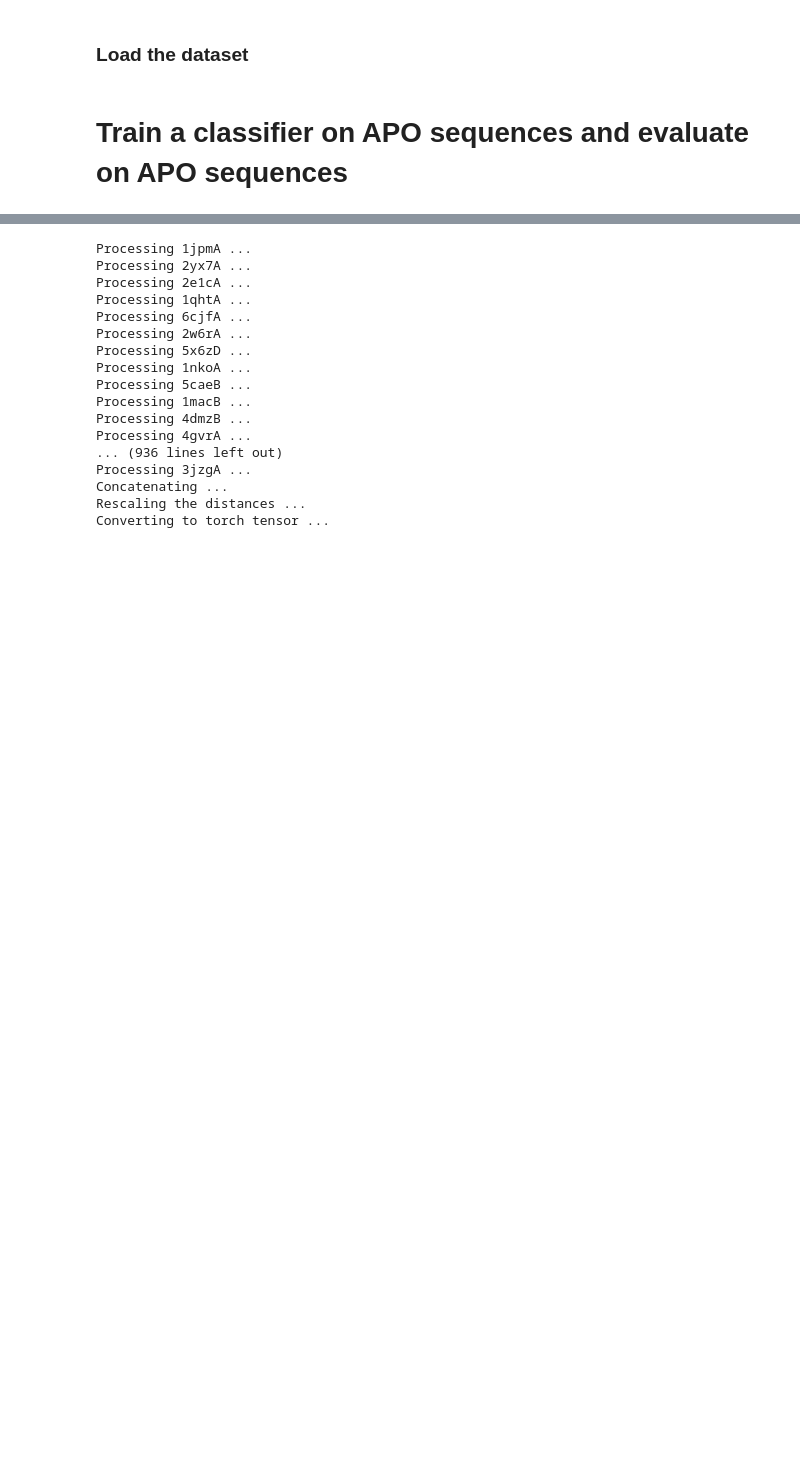
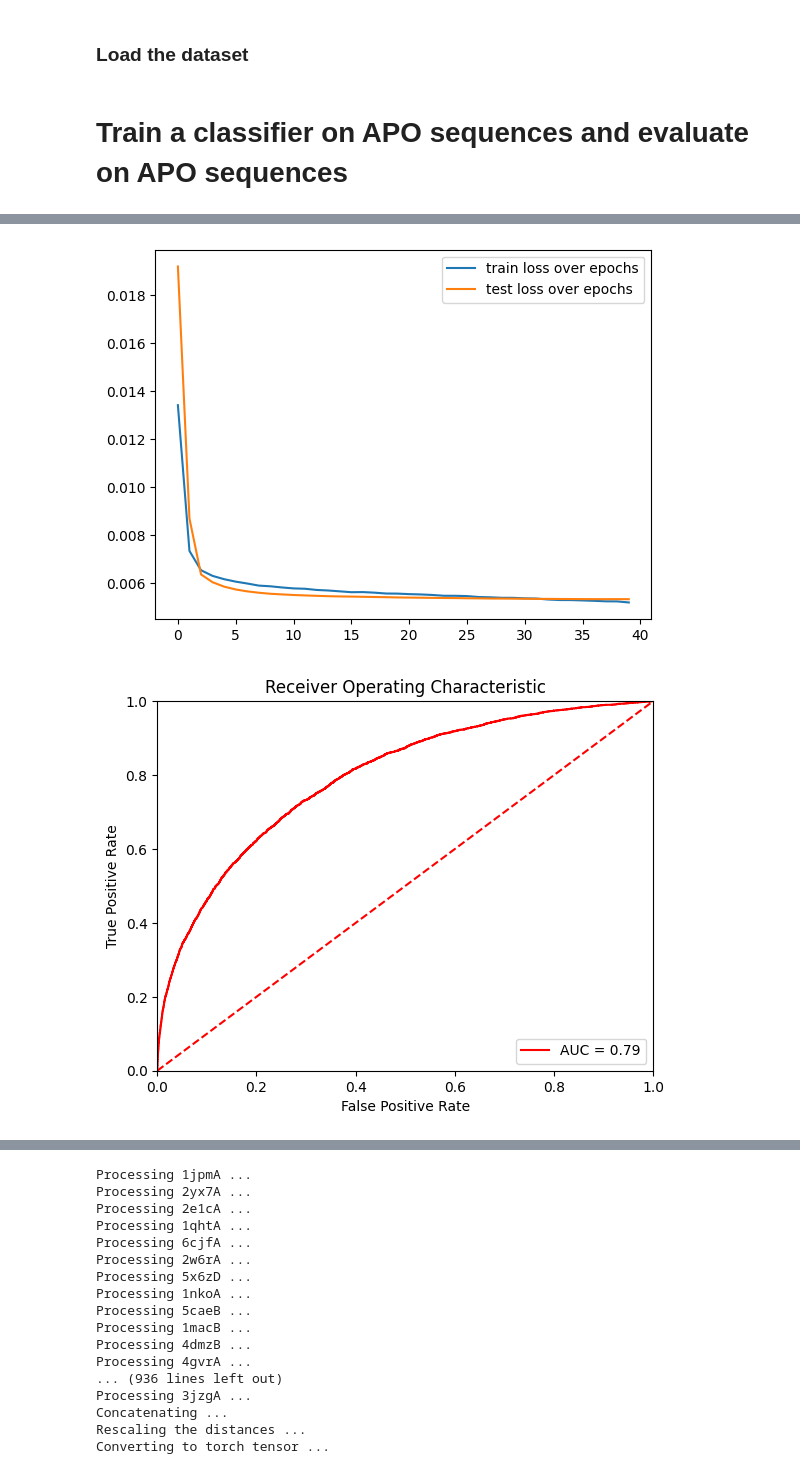
Before and after one commit to skrhakv/cryptic-finetuning, a Jupyter notebook: src/models/baseline-nn.ipynb, the cells around one changed output, grey strips where cells are left out. Cells and saved outputs as stored; diff of their text form; code cells hidden in the pictures; blank space fills up the shorter version.

```diff
--- a/src/models/baseline-nn.ipynb
+++ b/src/models/baseline-nn.ipynb
@@ -14,7 +14,7 @@ torch.manual_seed(0)
 
 DATASET = 'cryptobench'
 DATA_PATH = f'/home/skrhakv/cryptic-nn/data/{DATASET}'
-ESM_EMBEDDINGS_PATH = f'{DATA_PATH}/embeddings'
+ESM_EMBEDDINGS_PATH = f'{DATA_PATH}/8M-embeddings'
 MODELS_PATH = f'{DATA_PATH}/models'
 
 device = 'cuda' if torch.cuda.is_available() else 'cpu'
@@ -207,9 +232,11 @@ def train(model, optimizer, epochs, batch_size, train_dataset, test_dataset):
 # %% [markdown]
 # Train a classifier on APO sequences and evaluate on APO sequences
 # %%
-Xs_train_apo, Ys_train_apo = process_sequence_dataset(f'{DATA_PATH}/train.txt', [ESM_EMBEDDINGS_PATH])
+# Xs_train_apo, Ys_train_apo = process_sequence_dataset(f'{DATA_PATH}/train.txt', [ESM_EMBEDDINGS_PATH])
+Xs_train_apo, Ys_train_apo = process_sequence_dataset(f'/home/skrhakv/cryptic-nn/src/fine-tuning/train.txt', [ESM_EMBEDDINGS_PATH])
 train_dataset_apo = SequenceCryptoBenchDataset(Xs_train_apo, Ys_train_apo)
 
-Xs_test_apo, Ys_test_apo = process_sequence_dataset(f'{DATA_PATH}/test.txt', [ESM_EMBEDDINGS_PATH])
+# Xs_test_apo, Ys_test_apo = process_sequence_dataset(f'{DATA_PATH}/test.txt', [ESM_EMBEDDINGS_PATH])
+Xs_test_apo, Ys_test_apo = process_sequence_dataset(f'/home/skrhakv/cryptic-nn/src/fine-tuning/val.txt', [ESM_EMBEDDINGS_PATH])
 test_dataset_apo = SequenceCryptoBenchDataset(Xs_test_apo, Ys_test_apo)
 # %% [output]
@@ -258,0 +247,27 @@ Epoch: 13 | Loss: 0.51807, Accuracy: 87.29% | Test loss: 0.60314, AUC: 0.8737315
+# %%
+model_3 = CryptoBenchClassifier().to(device)
+optimizer = torch.optim.Adam(params=model_3.parameters(),
+                            lr=0.0001)
+
+
+fpr_3, tpr_3, roc_auc_3 = train(model_3, optimizer, epochs=40, batch_size=4096,
+      train_dataset=train_dataset_apo, test_dataset=test_dataset_apo)
+
+# Focal alpha=0.25, gamma=2
+# Epoch: 10 | Loss: 0.01287, Accuracy: 94.37% | Test loss: 0.01320, AUC: 0.762610765510114, MCC: -0.0017429694370834372, sum: 3.0
+
+# Focal alpha=0.1, gamma=2
+# Epoch: 10 | Loss: 0.00515, Accuracy: 94.37% | Test loss: 0.00528, AUC: 0.7625907291165689, MCC: -0.0017429694370834372, sum: 3.0
+
+# Focal alpha=0.1, gamma=5
+# Epoch: 10 | Loss: 0.00072, Accuracy: 94.39% | Test loss: 0.00074, AUC: 0.7706074770785728, MCC: 0.056801471378340455, sum: 39.0
+
+# Focal alpha=0.01, gamma=5
+# Epoch: 10 | Loss: 0.00007, Accuracy: 94.38% | Test loss: 0.00007, AUC: 0.7694545779808044, MCC: 0.04585515596298591, sum: 31.0
+
+# Focal alpha=0.0.75, gamma=5
+# Epoch: 10 | Loss: 0.00543, Accuracy: 94.39% | Test loss: 0.00552, AUC: 0.7707493256993421, MCC: 0.0578821304422823, sum: 41.0
+
+# BCE
+# Epoch: 10 | Loss: 0.72529, Accuracy: 85.76% | Test loss: 0.75325, AUC: 0.7793131974389598, MCC: 0.22880818993443539, sum: 8123.0
+# %% [output]
@@ -258,0 +291,2 @@ Epoch: 13 | Loss: 0.51807, Accuracy: 87.29% | Test loss: 0.60314, AUC: 0.8737315
+[figure, added]
+[figure, added]
```
Also changed, not shown: parts of 6 cells of this notebook, 2 other files.
